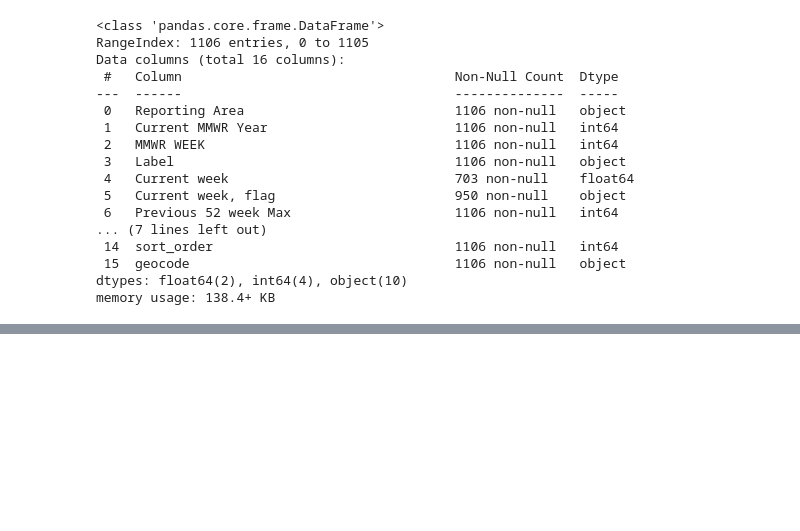
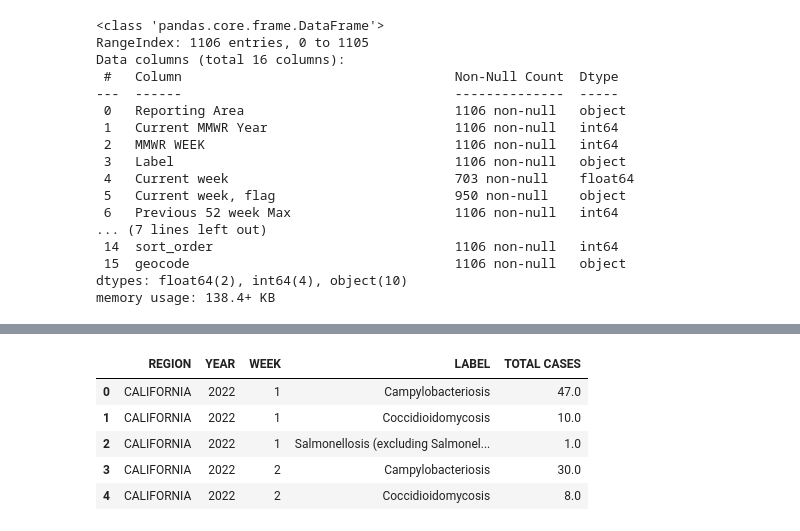
Before and after one commit to dave22r/RegionalOutbreakPredictor, a Jupyter notebook: ml/notebooks/ca-2225.ipynb, the cells around one changed output, grey strips where cells are left out. Saved outputs shown, nothing was run; the diff lists cells and outputs as text; code cells hidden in the pictures; blank space fills up the shorter version.

```diff
--- a/ml/notebooks/ca-2225.ipynb
+++ b/ml/notebooks/ca-2225.ipynb
@@ -85,0 +98,17 @@ df.head()
+# %%
+df = df.rename(columns={
+    "Reporting Area": "REGION",
+    "Current MMWR Year": "YEAR",
+    "MMWR WEEK": "WEEK",
+    "Label": "LABEL",
+    "Current week": "TOTAL CASES",
+})
+# %%
+df.head()
+# %% [output]
+|  | REGION | YEAR | WEEK | LABEL | TOTAL CASES |
+| 0 | CALIFORNIA | 2022 | 1 | Campylobacteriosis | 47.0 |
+| 1 | CALIFORNIA | 2022 | 1 | Coccidioidomycosis | 10.0 |
+| 2 | CALIFORNIA | 2022 | 1 | Salmonellosis (excluding Salmonel... | 1.0 |
+| 3 | CALIFORNIA | 2022 | 2 | Campylobacteriosis | 30.0 |
+| 4 | CALIFORNIA | 2022 | 2 | Coccidioidomycosis | 8.0 |
```
Also changed, not shown: parts of 6 cells of this notebook, 4 other files.
